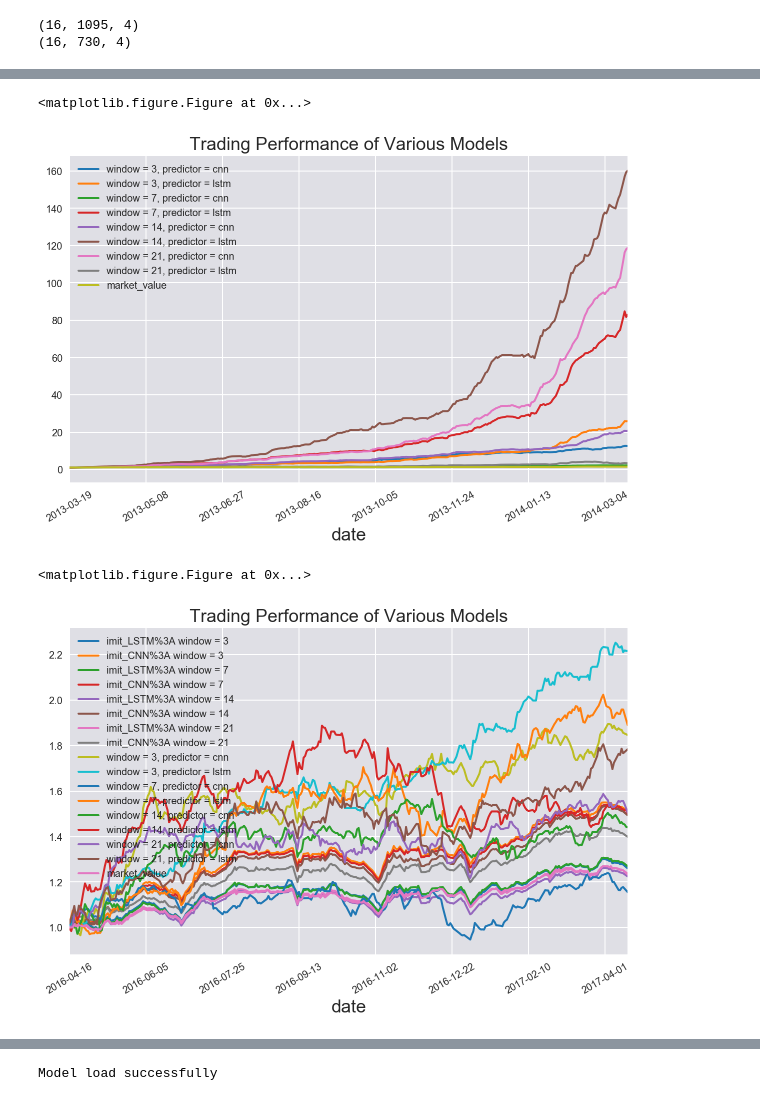
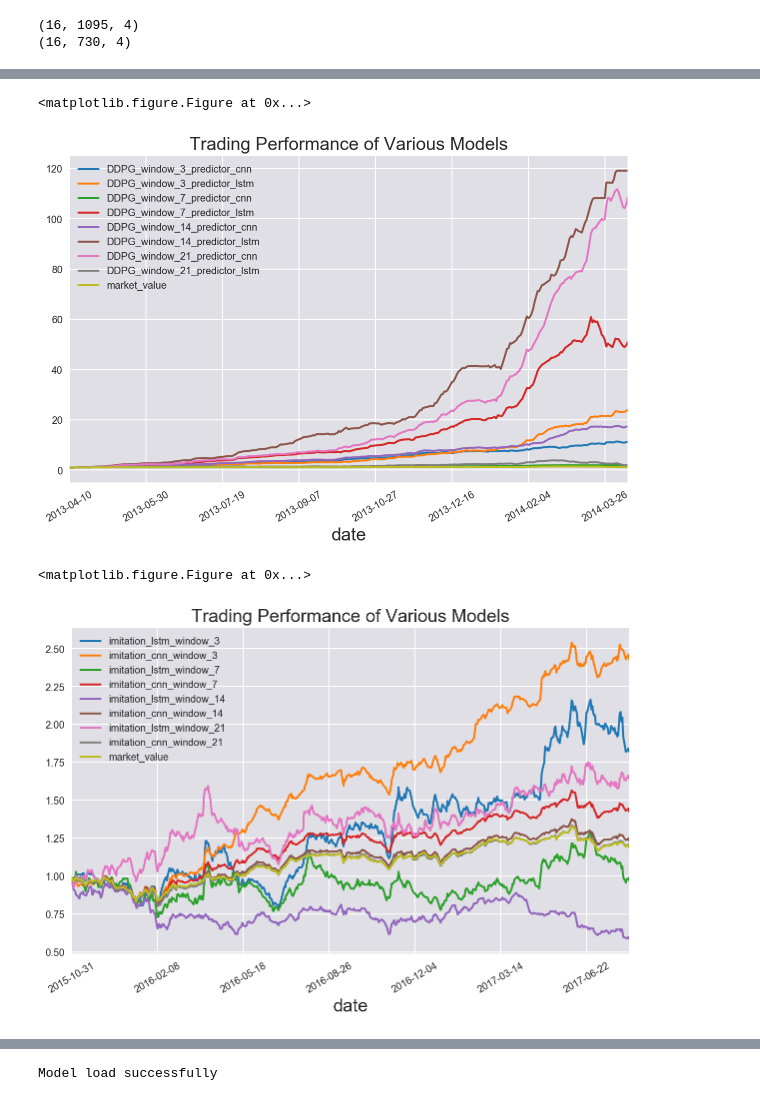
Before and after one commit to vermouth1992/drl-portfolio-management, a Jupyter notebook: src/ddpg_experiments.ipynb, the cells around one changed output, grey strips where cells are left out. Saved outputs shown, nothing was run; the diff lists cells and outputs as text; code cells hidden in the pictures.

```diff
--- a/src/ddpg_experiments.ipynb
+++ b/src/ddpg_experiments.ipynb
@@ -46,6 +46,7 @@ import bokeh.plotting
 # rendering vertical and horizontal lines
 %config InlineBackend.figure_formats = {'png', 'retina'}
 matplotlib.rcParams['figure.figsize'] = (10, 6)
+plt.rc('legend', fontsize=20)
 # JB's favorite Seaborn settings for notebooks
 rc = {'lines.linewidth': 2,
       'axes.labelsize': 18,
@@ -146,14 +147,16 @@ use_batch_norm = True
 # %%
 for window_length in window_length_lst:
     name = 'imit_LSTM%3A window = {}'.format(window_length)
-    model_names.append(name)
+    model_name = 'imitation_lstm_window_{}'.format(window_length)
+    model_names.append(model_name)
     # instantiate LSTM model
     lstm_model = StockLSTM(nb_classes, window_length, weights_file = 'weights/' + name + '.h5')
     lstm_model.build_model(load_weights=True)
     models.append(lstm_model)
 
     name = 'imit_CNN%3A window = {}'.format(window_length)
-    model_names.append(name)
+    model_name = 'imitation_cnn_window_{}'.format(window_length)
+    model_names.append(model_name)
     # instantiate CNN model
     cnn_model = StockCNN(nb_classes, window_length, weights_file = 'weights/' + name + '.h5')
     cnn_model.build_model(load_weights=True)
@@ -164,7 +174,7 @@ TypeError: Cannot interpret feed_dict key as Tensor: Tensor Tensor("Placeholder_
 # instantiate environment, 3 stocks, with trading cost, window_length 3, start_date sample each time
 for window_length in window_length_lst:
     for predictor_type in predictor_type_lst:
-        name = 'window = {}, predictor = {}'.format(window_length, predictor_type)
+        name = 'DDPG_window_{}_predictor_{}'.format(window_length, predictor_type)
         model_names.append(name)
         tf.reset_default_graph()
         sess = tf.Session()
@@ -219,14 +230,14 @@ env = MultiActionPortfolioEnv(target_history, target_stocks, model_names[8:], st
 test_model_multiple(env, models[8:])
 # %% [output]
 <matplotlib.figure.Figure at 0x...>
-[figure, old version]
+[figure, new version]
 # %%
 # evaluate the model with unseen data from same stock, fixed the starting date
-env = MultiActionPortfolioEnv(testing_history, testing_stocks, model_names, steps=365, start_idx=num_training_time,
-                   sample_start_date='2016-04-15')
+env = MultiActionPortfolioEnv(testing_history, testing_stocks, model_names[:8], steps=650, start_idx=num_training_time,
+                   sample_start_date=None)
 # %%
 # test on CNN predictor, with batch norm and window length of 3
-test_model_multiple(env, models)
+test_model_multiple(env, models[:8])
 # %% [output]
 <matplotlib.figure.Figure at 0x...>
-[figure, old version]
+[figure, new version]
```
Also changed, not shown: parts of 10 cells of this notebook, 12 other files.
